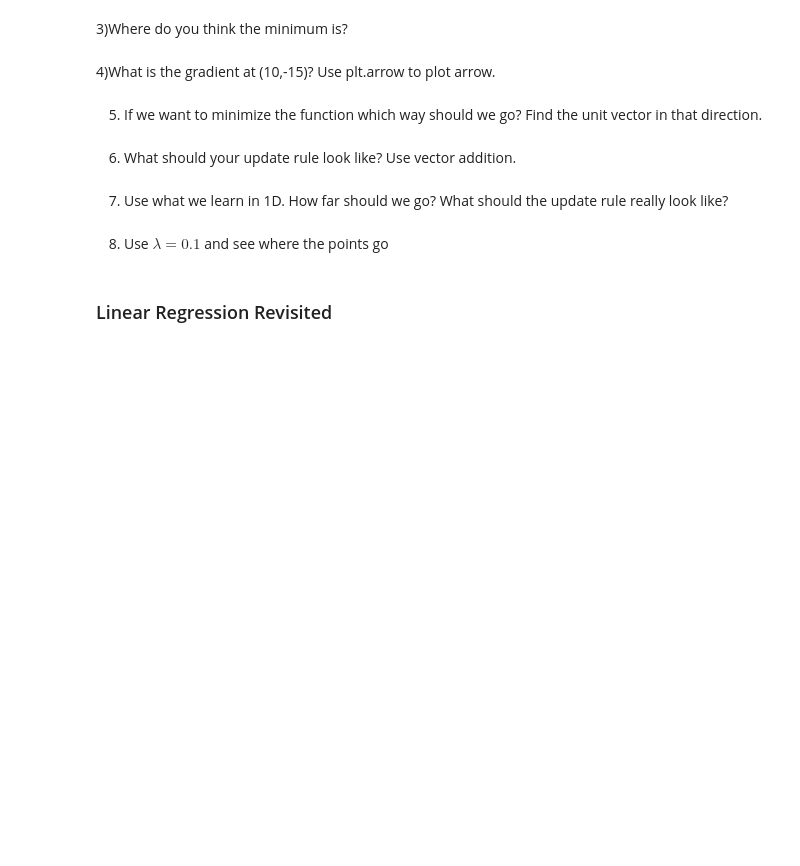
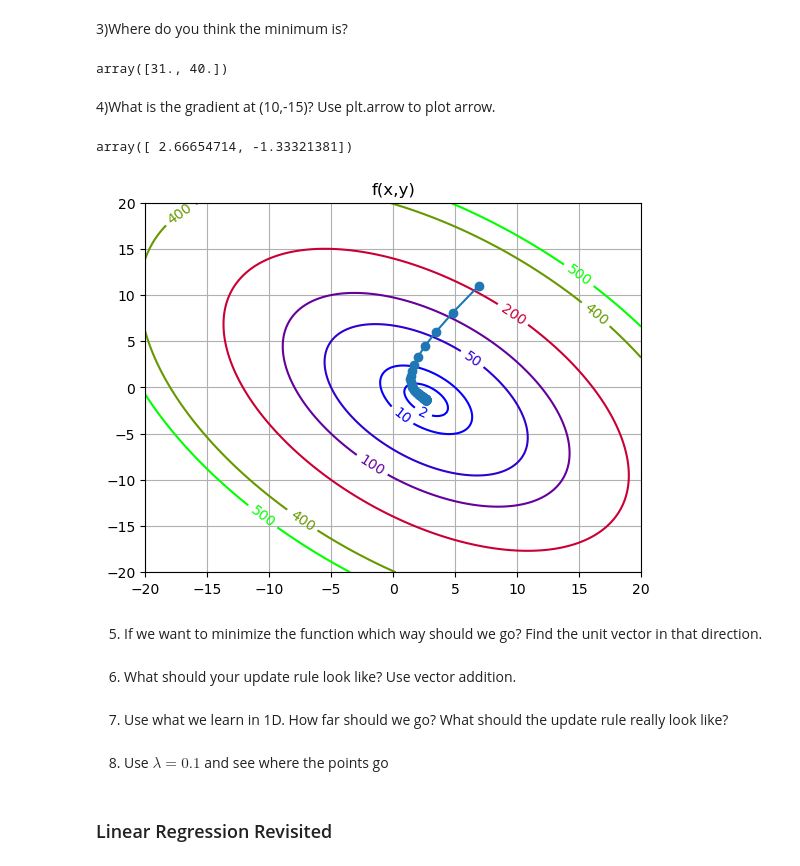
Before and after one commit to austinmaddison/Numerical-Computation, a Jupyter notebook: exercise/5/05 Gradient Descent.ipynb, the cells around one changed output. Saved outputs shown, nothing was run; the diff lists cells and outputs as text; code cells hidden in the pictures; blank space fills up the shorter version.

```diff
--- a/exercise/5/05 Gradient Descent.ipynb
+++ b/exercise/5/05 Gradient Descent.ipynb
@@ -276,7 +244,73 @@ plt.title('f(x,y)')
 # %% [markdown]
 3)Where do you think the minimum is?
+# %%
+def f(v):
+    x, y = v
+    return (x-2)**2+x*y+y**2+1
+
+def grad(f, h):
+    def tmp(v):
+        v = np.asarray(v)
+        n_v = v.shape[0]
+        gradient = []
+        for i in range(n_v):
+            delta_v = np.array([0 if a!=i else h for a in range(n_v)]) # [0,0,h,0,0]
+            partial_diff = (f(v+delta_v) - f(v-delta_v))/(2*h)
+            gradient.append(partial_diff)
+        return np.array(gradient)
+    return tmp
+
+def grad_desc(f, x0, h=1e-5, lmb=1e-2, n=100):
+    x = x0.copy()
+    g = grad(f, h)
+    trails = []
+    for i in range(n):
+        x = x - lmb*g(x)
+        trails.append(x)
+    trails = np.asarray(trails)
+    plt.plot(trails[:, 0], trails[:, 1], 'o-')
+    return x
+grad(f, 0.001)([10, 15])
+# %% [output]
+array([31., 40.])
 # %% [markdown]
 4)What is the gradient at (10,-15)? Use plt.arrow to plot arrow.
+# %%
+
+from matplotlib import cm
+#see http://matplotlib.org/examples/pylab_examples/contour_demo.html
+def f(x,y):
+    return (x-2)**2+x*y+y**2+1
+
+nx = 200
+ny = 200
+x = np.linspace(-20,20,nx)
+y = np.linspace(-20,20,ny)
+xgrid, ygrid = np.meshgrid(x, y)
+#print ygrid
+uz = np.zeros((nx,ny))
+
+for ix in range(nx):
+    for iy in range(ny):
+        xx = x[ix]
+        yy = y[iy]
+        uz[iy,ix] = f(xx,yy)
+
+ucs = plt.contour(x, y, uz, [2,10,50,100,200,400,500], cmap=cm.brg)
+plt.clabel(ucs, inline=1, fontsize=10)
+plt.grid()
+plt.title('f(x,y)')
+
+
+def f(v):
+    x, y = v
+    return (x-2)**2+x*y+y**2+1
+
+
+grad_desc(f, [10,15.], 0.001, 0.1, 100)
+# %% [output]
+array([ 2.66654714, -1.33321381])
+[figure, added]
 # %% [markdown]
 5) If we want to minimize the function which way should we go? Find the unit vector in that direction.
 # %% [markdown]
```
Also changed, not shown: parts of 12 cells of this notebook, 6 other files.
